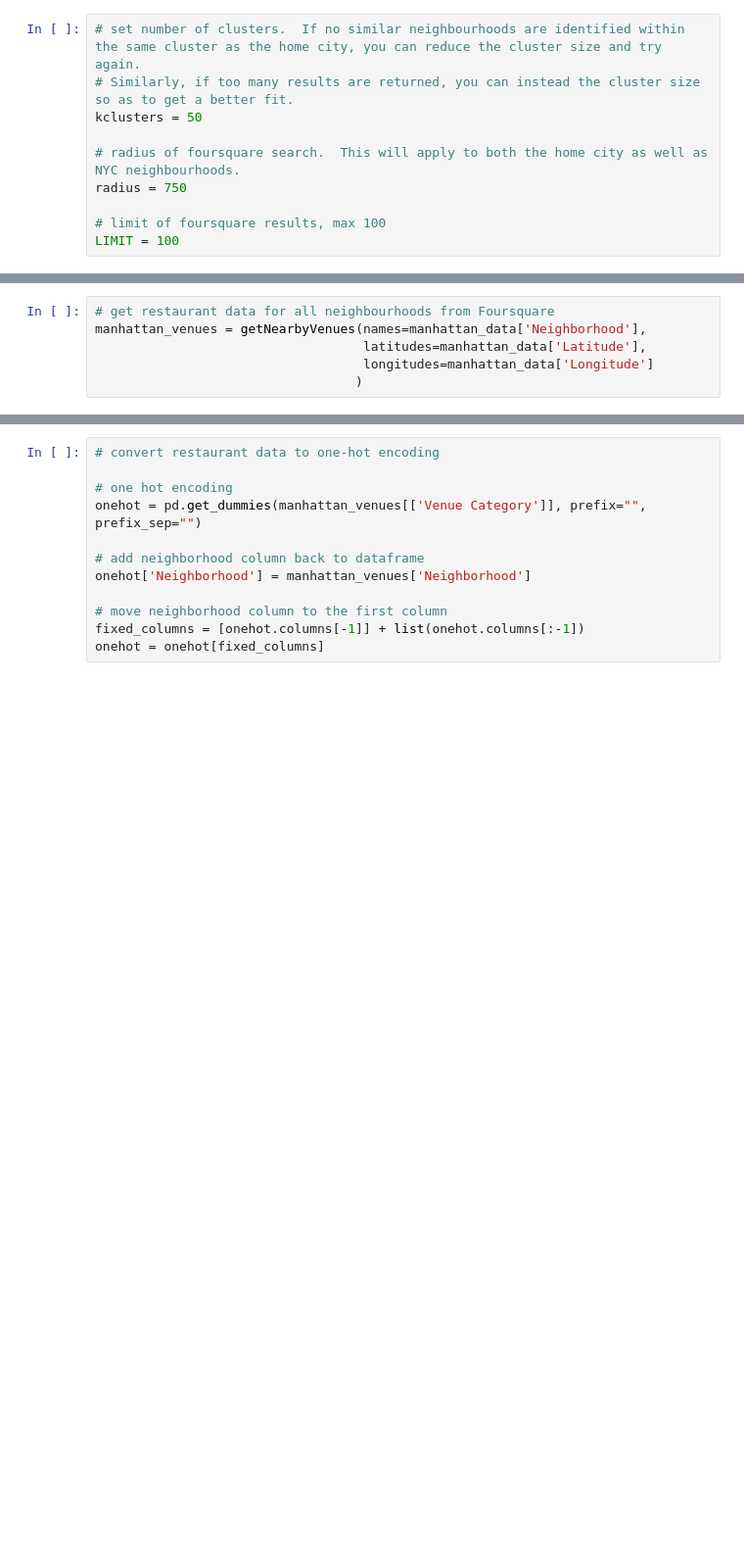
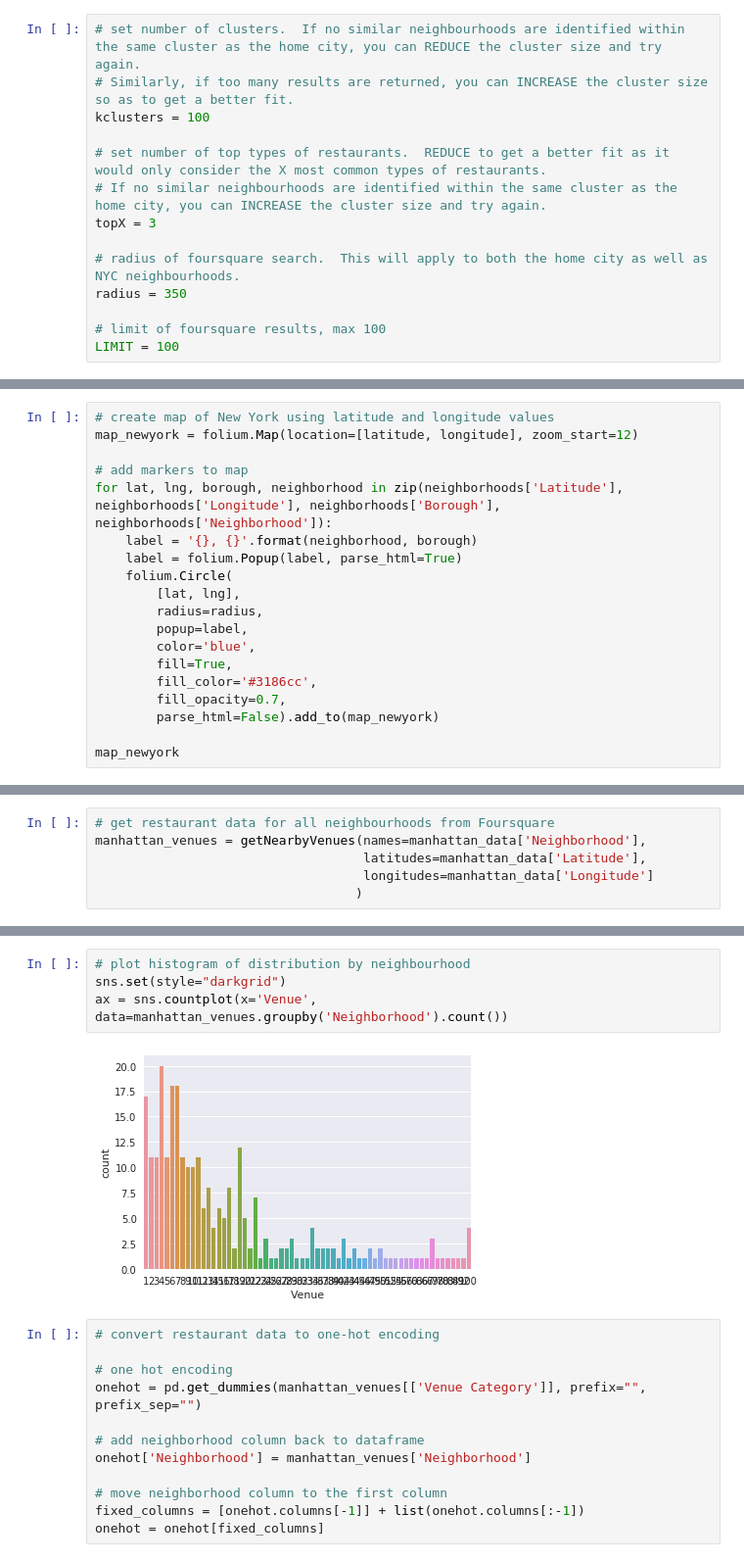
Before and after one commit to lschong/Coursera_Capstone, a Jupyter notebook: The_Battle_of_Neighborhoods.ipynb, the cells around one changed output, grey strips where cells are left out. Shown: that part at 98% size. Cells and saved outputs as stored; diff of their text form; blank space fills up the shorter version.

```diff
--- a/The_Battle_of_Neighborhoods.ipynb
+++ b/The_Battle_of_Neighborhoods.ipynb
@@ -83,12 +99,16 @@ We plan to leverage on Foursquare restaurant data as well as its menu data to id
 # %% [markdown]
 ##### The following user variables can be tweaked.
 # %%
-# set number of clusters.  If no similar neighbourhoods are identified within the same cluster as the home city, you can reduce the cluster size and try again.
-# Similarly, if too many results are returned, you can instead the cluster size so as to get a better fit.
-kclusters = 50
+# set number of clusters.  If no similar neighbourhoods are identified within the same cluster as the home city, you can REDUCE the cluster size and try again.
+# Similarly, if too many results are returned, you can INCREASE the cluster size so as to get a better fit.
+kclusters = 100
+
+# set number of top types of restaurants.  REDUCE to get a better fit as it would only consider the X most common types of restaurants.
+# If no similar neighbourhoods are identified within the same cluster as the home city, you can INCREASE the cluster size and try again.
+topX = 3
 
 # radius of foursquare search.  This will apply to both the home city as well as NYC neighbourhoods.
-radius = 750
+radius = 350
 
 # limit of foursquare results, max 100
 LIMIT = 100
@@ -180,0 +205,19 @@ print('The geograpical coordinate of {} are {}, {}.'.format(address, latitude, l
+# %%
+# create map of New York using latitude and longitude values
+map_newyork = folium.Map(location=[latitude, longitude], zoom_start=12)
+
+# add markers to map
+for lat, lng, borough, neighborhood in zip(neighborhoods['Latitude'], neighborhoods['Longitude'], neighborhoods['Borough'], neighborhoods['Neighborhood']):
+    label = '{}, {}'.format(neighborhood, borough)
+    label = folium.Popup(label, parse_html=True)
+    folium.Circle(
+        [lat, lng],
+        radius=radius,
+        popup=label,
+        color='blue',
+        fill=True,
+        fill_color='#3186cc',
+        fill_opacity=0.7,
+        parse_html=False).add_to(map_newyork)
+
+map_newyork
@@ -259,3 +330,9 @@ manhattan_venues = getNearbyVenues(names=manhattan_data['Neighborhood'],
+# %%
+# plot histogram of distribution by neighbourhood
+sns.set(style="darkgrid")
+ax = sns.countplot(x='Venue', data=manhattan_venues.groupby('Neighborhood').count())
+# %% [output]
+[figure, added]
 # %%
 # convert restaurant data to one-hot encoding
 
```
Also changed, not shown: parts of 24 cells of this notebook.
